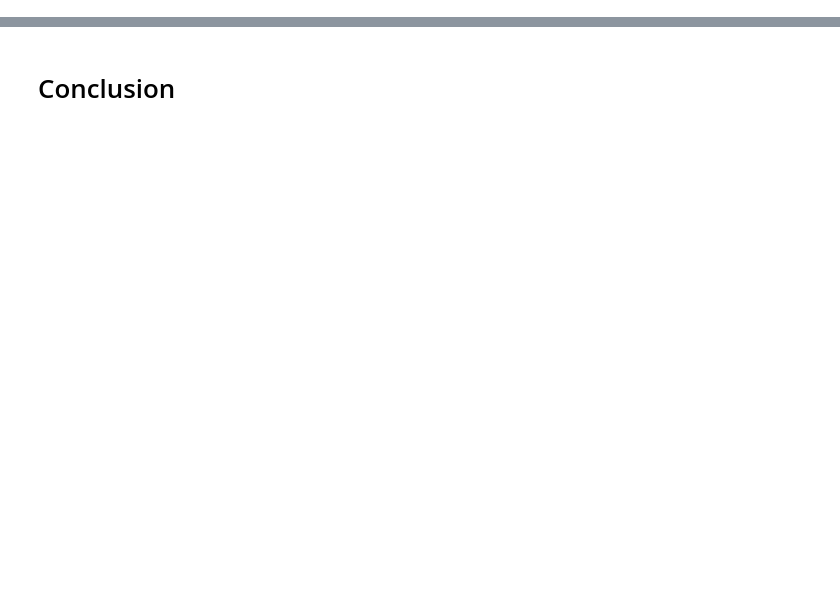
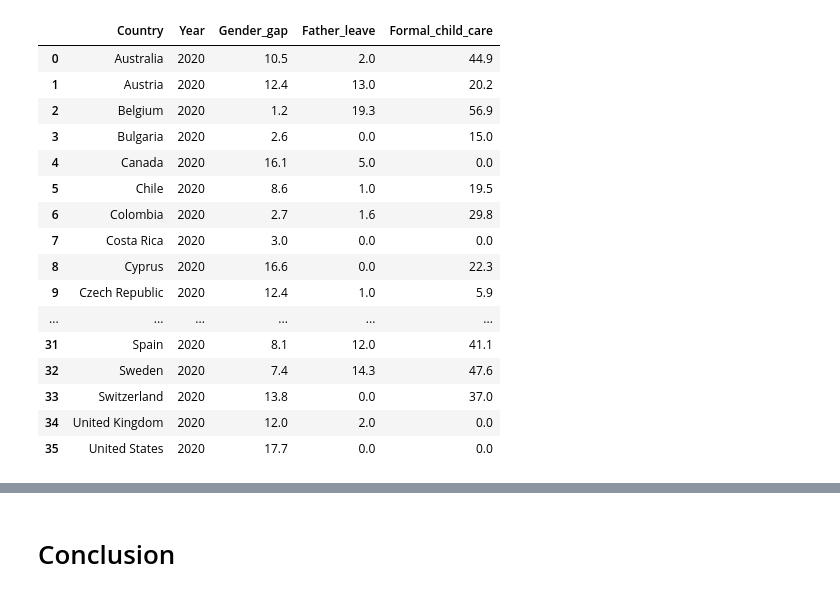
Before and after one commit to NumEconCopenhagen/projects-2023-aca, a Jupyter notebook: dataproject/dataproject.ipynb, the cells around one changed output, grey strips where cells are left out. Saved outputs shown, nothing was run; the diff lists cells and outputs as text; code cells hidden in the pictures; blank space fills up the shorter version.

```diff
--- a/dataproject/dataproject.ipynb
+++ b/dataproject/dataproject.ipynb
@@ -82,3 +168,9 @@ df_pl = df_pl_f.sort_values(['Country','Year'])
 
 # Reset old index
 df_pl.reset_index(inplace = True, drop = True) # Drop old index too
+# %%
+# 2020
+df_pl_2020 = df_pl.loc[df_pl['Year']==2020]
+df_pl_2020 = df_pl_2020.sort_values(['Country','Year'])
+df_pl_2020.reset_index(inplace = True, drop = True) # Drop old index too
+df_pl_2020.head()
@@ -87,7 +186,17 @@ df_pl.reset_index(inplace = True, drop = True) # Drop old index too
 drop_these = ['COU','Indicator','SEX','Sex','YEAR','Unit','Unit Code','PowerCode Code','PowerCode','Reference Period Code','Reference Period','Flag Codes','Flags']
 df_f.drop(drop_these, axis=1, inplace=True)
 # %%
+#Keep FAM13
 I = df_f.IND.str.contains('FAM13')
-df_f_fam13 = df_f.loc[I==True]
-df_f_fam13 = df_f_fam13.rename(columns = {"IND" : "Type", "Value": "Formal_child_care"})
-df_f_fam13.reset_index(inplace = True, drop = True) # Drop old index too
+df_fam13 = df_f.loc[I==True]
+df_fam13 = df_fam13.rename(columns = {"IND" : "Type", "Value": "Formal_child_care"})
+
+# Reset old index
+df_fam13.reset_index(inplace = True, drop = True) # Drop old index too
+df_fam13.drop("Type", axis=1, inplace=True)
+
+# Sort
+df_fam13 = df_fam13.sort_values(['Country','Year'])
+
+# Reset old index
+df_fam13.reset_index(inplace = True, drop = True) # Drop old index too
@@ -151,0 +203,6 @@ MAKE FURTHER ANALYSIS. EXPLAIN THE CODE BRIEFLY AND SUMMARIZE THE RESULTS.
+# %%
+# 2020
+df_fam13_2020 = df_fam13.loc[df_fam13['Year']==2020]
+df_fam13_2020 = df_fam13_2020.sort_values(['Country','Year'])
+df_fam13_2020.reset_index(inplace = True, drop = True) # Drop old index too
+df_fam13_2020.head()
@@ -151,0 +216,27 @@ MAKE FURTHER ANALYSIS. EXPLAIN THE CODE BRIEFLY AND SUMMARIZE THE RESULTS.
+# %%
+df_merged = pd.merge(df_gg_2020, df_pl_2020, on=['Country','Year'], how='outer')
+df_merged = pd.merge(df_merged, df_fam13_2020, on=['Country','Year'], how='outer')
+# %%
+df_merged = df_merged.round(1)
+df_merged.fillna(0, inplace=True)
+index_to_drop = df_merged[df_merged['Gender_gap'] == 0].index
+df_merged = df_merged.drop(index=index_to_drop)
+df_merged
+# %% [output]
+|  | Country | Year | Gender_gap | Father_leave | Formal_child_care |
+| 0 | Australia | 2020 | 10.5 | 2.0 | 44.9 |
+| 1 | Austria | 2020 | 12.4 | 13.0 | 20.2 |
+| 2 | Belgium | 2020 | 1.2 | 19.3 | 56.9 |
+| 3 | Bulgaria | 2020 | 2.6 | 0.0 | 15.0 |
+| 4 | Canada | 2020 | 16.1 | 5.0 | 0.0 |
+| 5 | Chile | 2020 | 8.6 | 1.0 | 19.5 |
+| 6 | Colombia | 2020 | 2.7 | 1.6 | 29.8 |
+| 7 | Costa Rica | 2020 | 3.0 | 0.0 | 0.0 |
+| 8 | Cyprus | 2020 | 16.6 | 0.0 | 22.3 |
+| 9 | Czech Republic | 2020 | 12.4 | 1.0 | 5.9 |
+| ... | ... | ... | ... | ... | ... |
+| 31 | Spain | 2020 | 8.1 | 12.0 | 41.1 |
+| 32 | Sweden | 2020 | 7.4 | 14.3 | 47.6 |
+| 33 | Switzerland | 2020 | 13.8 | 0.0 | 37.0 |
+| 34 | United Kingdom | 2020 | 12.0 | 2.0 | 0.0 |
+| 35 | United States | 2020 | 17.7 | 0.0 | 0.0 |
```
Also changed, not shown: parts of 44 cells of this notebook, 3 other files.
